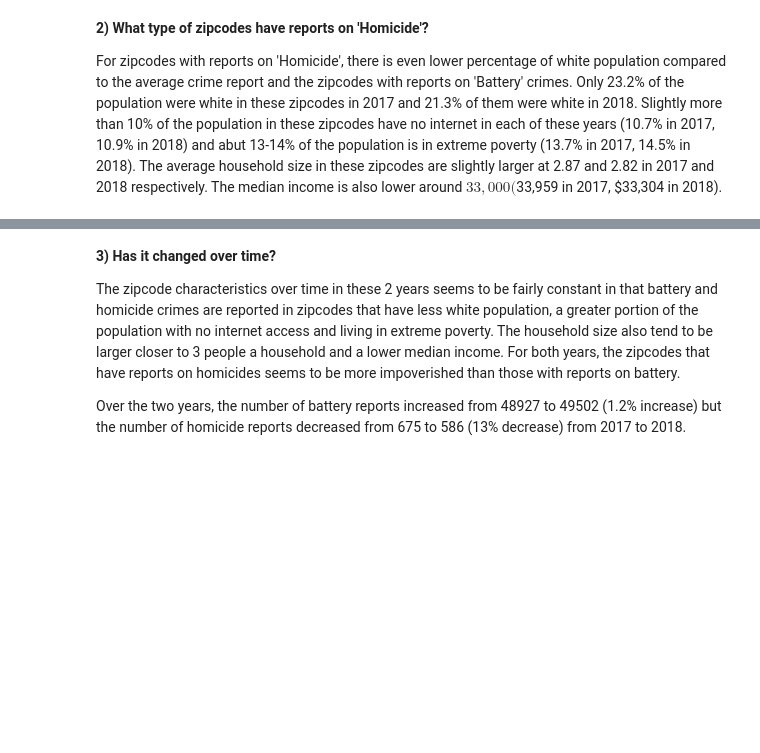
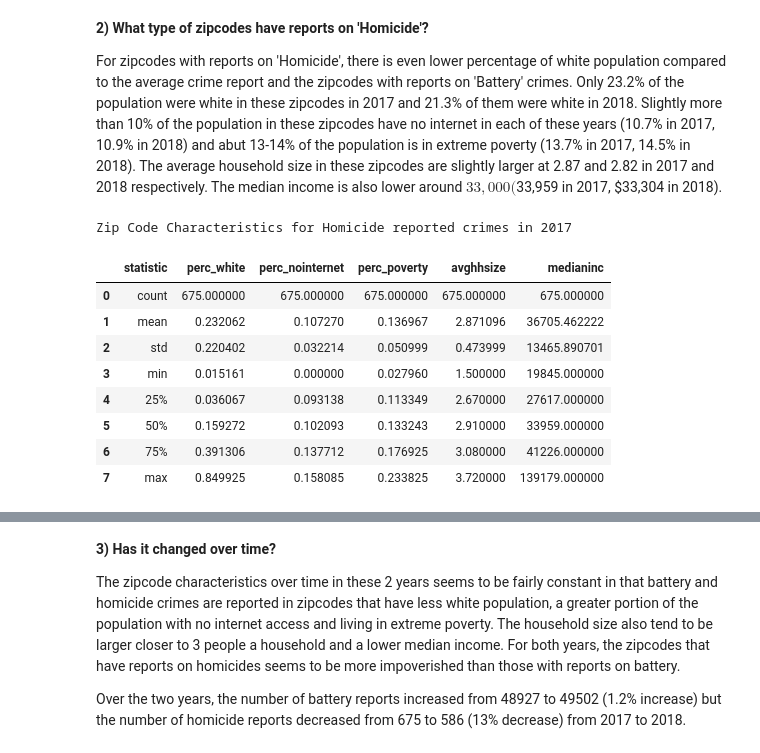
Before and after one commit to rachel-ker/capp30254, a Jupyter notebook: HW1/hw1-writeup.ipynb, the cells around one changed output, grey strips where cells are left out. Drawn from its saved outputs; the diff is of its cells as text; code cells hidden in the pictures; blank space fills up the shorter version.

```diff
--- a/HW1/hw1-writeup.ipynb
+++ b/HW1/hw1-writeup.ipynb
@@ -87,3 +117,17 @@ The zipcodes that have reports on 'Battery' crimes have a lower percentage of wh
 **2) What type of zipcodes have reports on 'Homicide'?**
 
 For zipcodes with reports on 'Homicide', there is even lower percentage of white population compared to the average crime report and the zipcodes with reports on 'Battery' crimes. Only 23.2% of the population were white in these zipcodes in 2017 and 21.3% of them were white in 2018. Slightly more than 10% of the population in these zipcodes have no internet in each of these years (10.7% in 2017, 10.9% in 2018) and abut 13-14% of the population is in extreme poverty (13.7% in 2017, 14.5% in 2018). The average household size in these zipcodes are slightly larger at 2.87 and 2.82 in 2017 and 2018 respectively. The median income is also lower around $33,000 ($33,959 in 2017, $33,304 in 2018).
+# %%
+print("Zip Code Characteristics for Homicide reported crimes in 2017")
+pd.read_csv("tables/descriptive_homicide2017.csv").rename(columns={"Unnamed: 0": 'statistic'})
+# %% [output]
+Zip Code Characteristics for Homicide reported crimes in 2017
+|  | statistic | perc_white | perc_nointernet | perc_poverty | avghhsize | medianinc |
+| 0 | count | 675.000000 | 675.000000 | 675.000000 | 675.000000 | 675.000000 |
+| 1 | mean | 0.232062 | 0.107270 | 0.136967 | 2.871096 | 36705.462222 |
+| 2 | std | 0.220402 | 0.032214 | 0.050999 | 0.473999 | 13465.890701 |
+| 3 | min | 0.015161 | 0.000000 | 0.027960 | 1.500000 | 19845.000000 |
+| 4 | 25% | 0.036067 | 0.093138 | 0.113349 | 2.670000 | 27617.000000 |
+| 5 | 50% | 0.159272 | 0.102093 | 0.133243 | 2.910000 | 33959.000000 |
+| 6 | 75% | 0.391306 | 0.137712 | 0.176925 | 3.080000 | 41226.000000 |
+| 7 | max | 0.849925 | 0.158085 | 0.233825 | 3.720000 | 139179.000000 |
```
Also changed, not shown: parts of 15 cells of this notebook.
